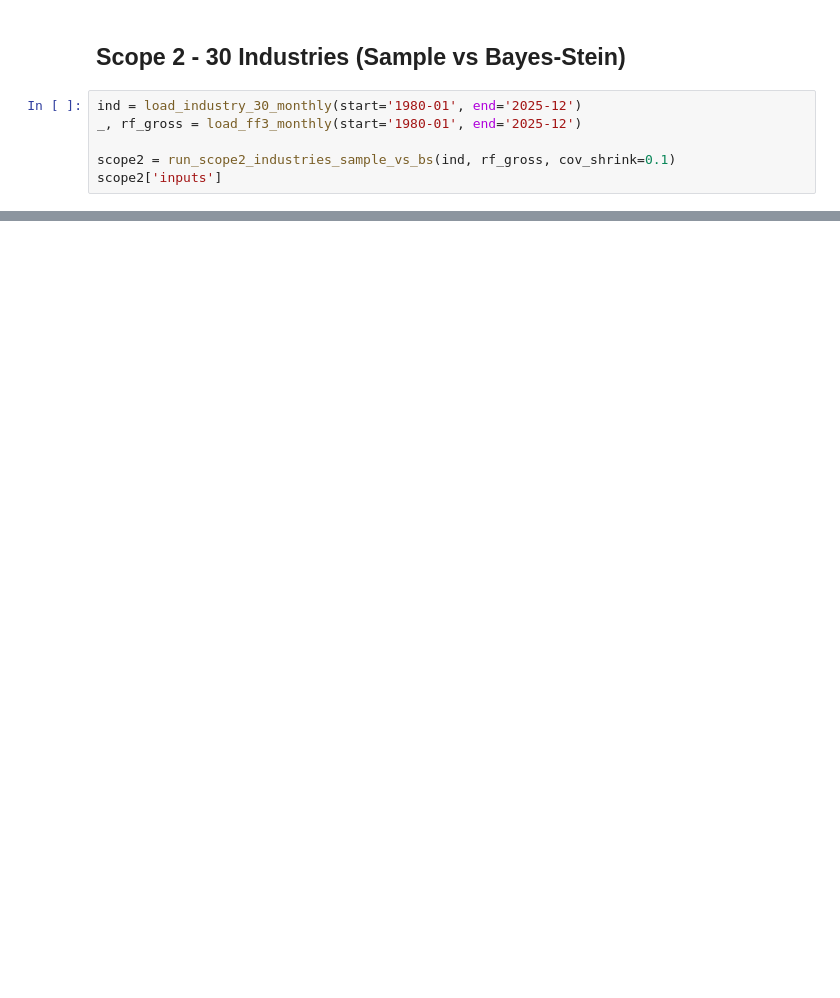
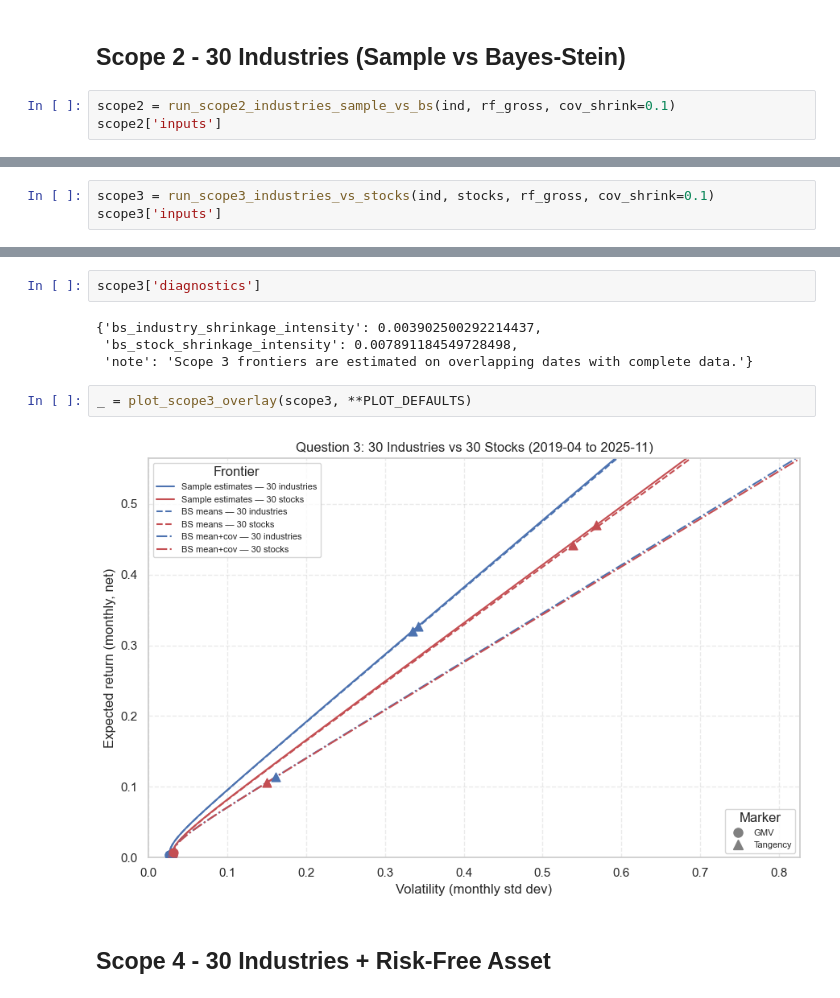
Before and after one commit to eomoran/fin41360-group-asst, a Jupyter notebook: fin41360_report.ipynb, the cells around one changed output, grey strips where cells are left out. Drawn from its saved outputs; the diff is of its cells as text; blank space fills up the shorter version.

```diff
--- a/fin41360_report.ipynb
+++ b/fin41360_report.ipynb
@@ -12,8 +52,5 @@ sns.set_theme(style='whitegrid', context='notebook')
 # %% [markdown]
 ## Scope 2 - 30 Industries (Sample vs Bayes-Stein)
 # %%
-ind = load_industry_30_monthly(start='1980-01', end='2025-12')
-_, rf_gross = load_ff3_monthly(start='1980-01', end='2025-12')
-
 scope2 = run_scope2_industries_sample_vs_bs(ind, rf_gross, cov_shrink=0.1)
 scope2['inputs']
@@ -30,0 +88,3 @@ Add Scope 3-7 by calling the corresponding workflow functions once implemented.
+# %%
+scope3 = run_scope3_industries_vs_stocks(ind, stocks, rf_gross, cov_shrink=0.1)
+scope3['inputs']
@@ -30,0 +114,12 @@ Add Scope 3-7 by calling the corresponding workflow functions once implemented.
+# %%
+scope3['diagnostics']
+# %% [output]
+{'bs_industry_shrinkage_intensity': 0.003902500292214437,
+ 'bs_stock_shrinkage_intensity': 0.007891184549728498,
+ 'note': 'Scope 3 frontiers are estimated on overlapping dates with complete data.'}
+# %%
+_ = plot_scope3_overlay(scope3, **PLOT_DEFAULTS)
+# %% [output]
+[figure, added]
+# %% [markdown]
+## Scope 4 - 30 Industries + Risk-Free Asset
```
Also changed, not shown: parts of 29 cells of this notebook, 4 other files.
